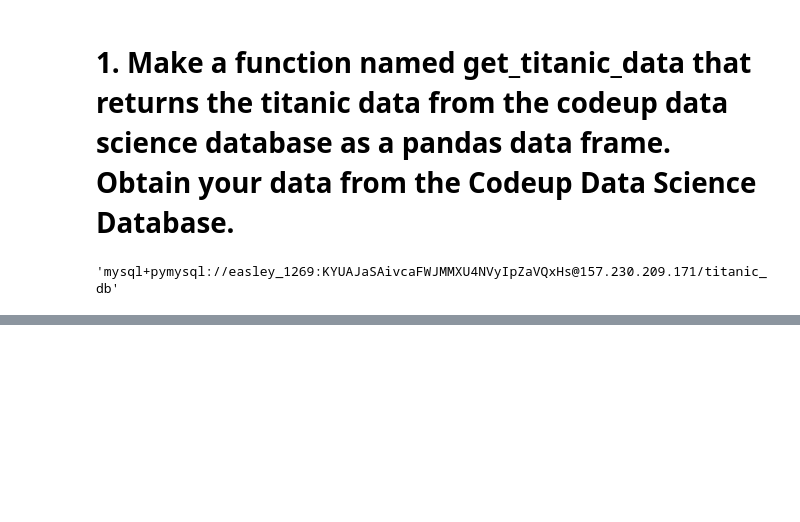
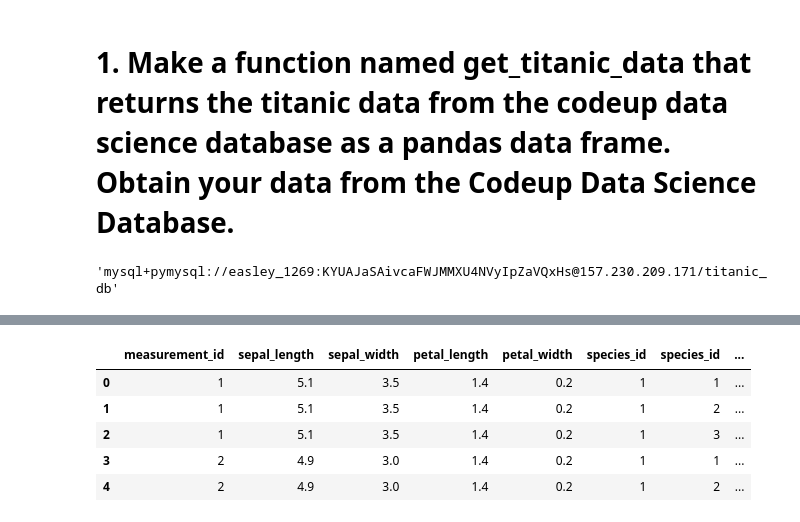
Before and after one commit to johngrinstead/classification-exercises, a Jupyter notebook: classification_exercises.ipynb, the cells around one changed output, grey strips where cells are left out. Cells and saved outputs as stored; diff of their text form; code cells hidden in the pictures; blank space fills up the shorter version.

```diff
--- a/classification_exercises.ipynb
+++ b/classification_exercises.ipynb
@@ -267,0 +286,24 @@ NameError: name 'get_titanic_data' is not defined
+# %%
+def get_iris_data():
+    # Create SQL query.
+    sql_query = '''
+    select *
+from measurements
+join species on measurements.species_id;
+    '''
+
+    # Read in DataFrame from Codeup db.
+    df = pd.read_sql(sql_query, get_connection('iris_db'))
+
+    return df
+# %%
+df_iris = get_iris_data()
+# %%
+df_iris.head()
+# %% [output]
+|  | measurement_id | sepal_length | sepal_width | petal_length | petal_width | species_id | species_id | ... |
+| 0 | 1 | 5.1 | 3.5 | 1.4 | 0.2 | 1 | 1 | ... |
+| 1 | 1 | 5.1 | 3.5 | 1.4 | 0.2 | 1 | 2 | ... |
+| 2 | 1 | 5.1 | 3.5 | 1.4 | 0.2 | 1 | 3 | ... |
+| 3 | 2 | 4.9 | 3.0 | 1.4 | 0.2 | 1 | 1 | ... |
+| 4 | 2 | 4.9 | 3.0 | 1.4 | 0.2 | 1 | 2 | ... |
```
Also changed, not shown: parts of 12 cells of this notebook, 1 other file.
